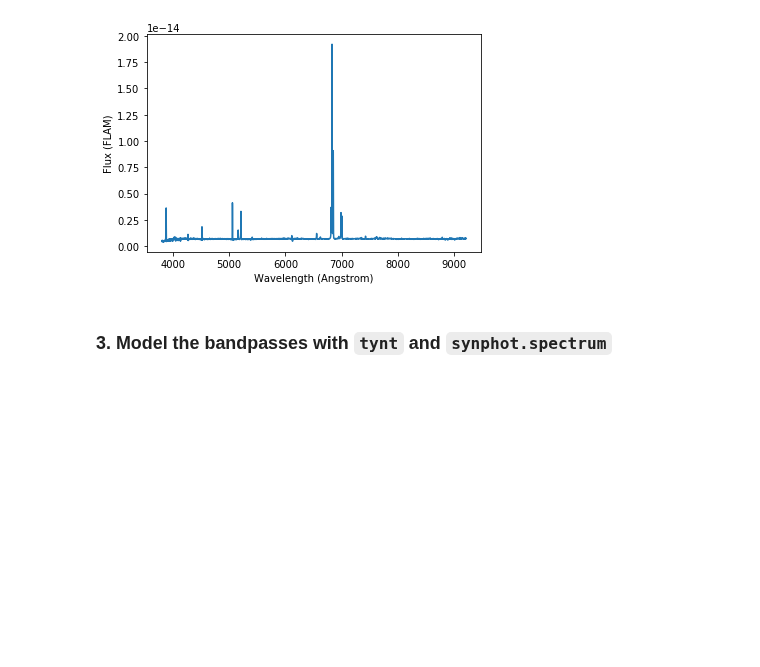
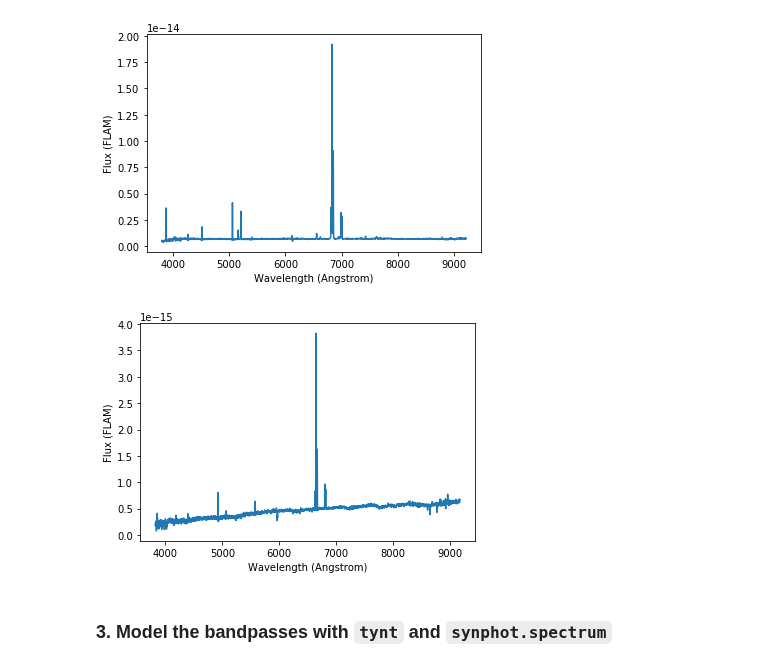
Before and after one commit to tcjansen/GSoC, a Jupyter notebook: empirical_photometry.ipynb, the cells around one changed output. Cells and saved outputs as stored; diff of their text form; code cells hidden in the pictures; blank space fills up the shorter version.

Commit message:
Added second galaxy and plotted the spectra ontop of the bandpasses

```diff
--- a/empirical_photometry.ipynb
+++ b/empirical_photometry.ipynb
@@ -59,3 +59,13 @@ WARNING: AstropyDeprecationWarning: astropy.extern.six will be removed in 4.0, u
+# %%
+ra = 197.614455642896 * u.degree
+dec = 18.4381688 * u.degree
+coords2 = SkyCoord(ra, dec)
+
+spectrum_fits = SDSS.get_spectra(coordinates=coords2)
+data = spectrum_fits[0][1].data
+
+wavelengths2 = 10 ** data['loglam'] * u.angstrom
+flux2 = data['flux'] * 1e-17 * units.FLAM  # units are given in 10^-17 ergs/s/cm^2/AA
 # %% [markdown]
 <a id="source_spectrum"></a>
 ### 2. Construct a `synphot` source spectrum object from the empirical spectrum
@@ -71,6 +81,13 @@ spectrum = SourceSpectrum(Empirical1D,
 spectrum.plot(flux_unit='FLAM')
 # %% [output]
 [figure]
+# %%
+spectrum2 = SourceSpectrum(Empirical1D,
+                          points=wavelengths2, lookup_table=flux2)
+
+spectrum2.plot(flux_unit='FLAM')
+# %% [output]
+[figure, added]
 # %% [markdown]
 <a id="bandpass"></a>
 ### 3. Model the bandpasses with `tynt` and `synphot.spectrum`
```
Also changed, not shown: parts of 11 cells of this notebook.
